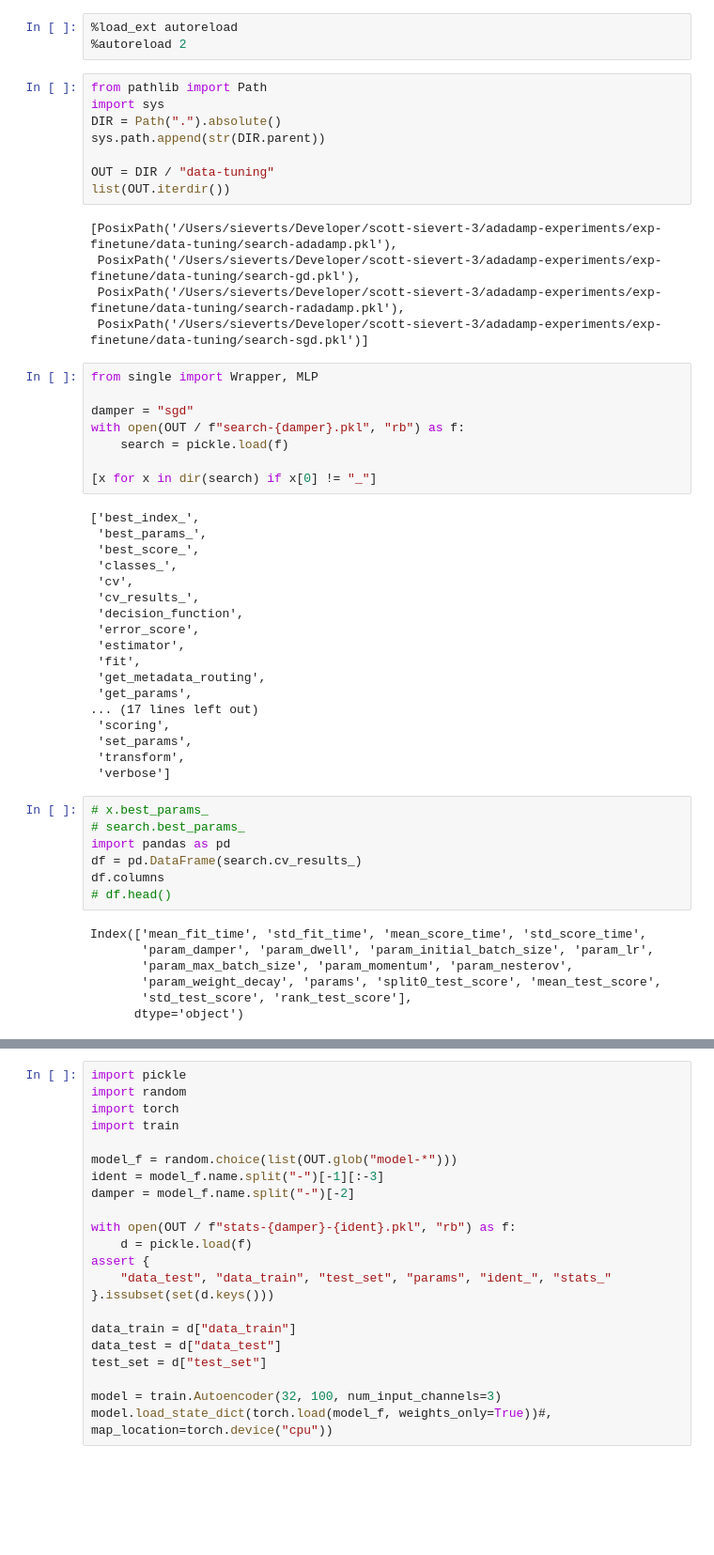
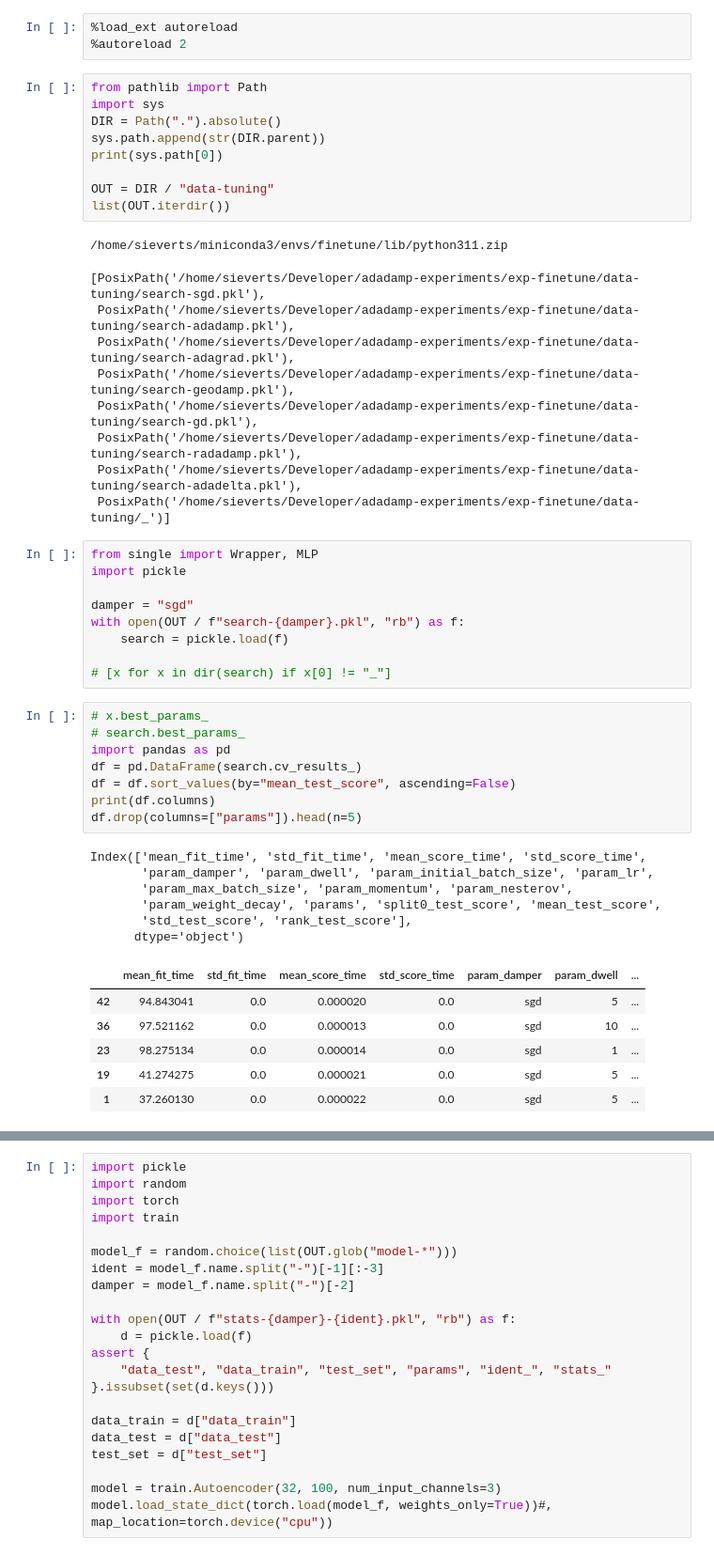
Before and after one commit to stsievert/adadamp-experiments, a Jupyter notebook: exp-finetune/viz-single.ipynb, the cells around one changed output, grey strips where cells are left out. Shown: that part at 94% size. Cells and saved outputs as stored; diff of their text form; blank space fills up the shorter version.

```diff
--- a/exp-finetune/viz-single.ipynb
+++ b/exp-finetune/viz-single.ipynb
@@ -11,54 +11,50 @@ from pathlib import Path
 import sys
 DIR = Path(".").absolute()
 sys.path.append(str(DIR.parent))
+print(sys.path[0])
 
 OUT = DIR / "data-tuning"
 list(OUT.iterdir())
 # %% [output]
-[PosixPath('/Users/sieverts/Developer/scott-sievert-3/adadamp-experiments/exp-finetune/data-tuning/search-adadamp.pkl'),
- PosixPath('/Users/sieverts/Developer/scott-sievert-3/adadamp-experiments/exp-finetune/data-tuning/search-gd.pkl'),
- PosixPath('/Users/sieverts/Developer/scott-sievert-3/adadamp-experiments/exp-finetune/data-tuning/search-radadamp.pkl'),
- PosixPath('/Users/sieverts/Developer/scott-sievert-3/adadamp-experiments/exp-finetune/data-tuning/search-sgd.pkl')]
+/home/sieverts/miniconda3/envs/finetune/lib/python311.zip
+[PosixPath('/home/sieverts/Developer/adadamp-experiments/exp-finetune/data-tuning/search-sgd.pkl'),
+ PosixPath('/home/sieverts/Developer/adadamp-experiments/exp-finetune/data-tuning/search-adadamp.pkl'),
+ PosixPath('/home/sieverts/Developer/adadamp-experiments/exp-finetune/data-tuning/search-adagrad.pkl'),
+ PosixPath('/home/sieverts/Developer/adadamp-experiments/exp-finetune/data-tuning/search-geodamp.pkl'),
+ PosixPath('/home/sieverts/Developer/adadamp-experiments/exp-finetune/data-tuning/search-gd.pkl'),
+ PosixPath('/home/sieverts/Developer/adadamp-experiments/exp-finetune/data-tuning/search-radadamp.pkl'),
+ PosixPath('/home/sieverts/Developer/adadamp-experiments/exp-finetune/data-tuning/search-adadelta.pkl'),
+ PosixPath('/home/sieverts/Developer/adadamp-experiments/exp-finetune/data-tuning/_')]
 # %%
 from single import Wrapper, MLP
+import pickle
 
 damper = "sgd"
 with open(OUT / f"search-{damper}.pkl", "rb") as f:
     search = pickle.load(f)
 
-[x for x in dir(search) if x[0] != "_"]
+# [x for x in dir(search) if x[0] != "_"]
-# %% [output]
-['best_index_',
- 'best_params_',
- 'best_score_',
- 'classes_',
- 'cv',
- 'cv_results_',
- 'decision_function',
- 'error_score',
- 'estimator',
- 'fit',
- 'get_metadata_routing',
- 'get_params',
-... (17 lines left out)
- 'scoring',
- 'set_params',
- 'transform',
- 'verbose']
 # %%
 # x.best_params_
 # search.best_params_
 import pandas as pd
 df = pd.DataFrame(search.cv_results_)
-df.columns
-# df.head()
+df = df.sort_values(by="mean_test_score", ascending=False)
+print(df.columns)
+df.drop(columns=["params"]).head(n=5)
 # %% [output]
 Index(['mean_fit_time', 'std_fit_time', 'mean_score_time', 'std_score_time',
        'param_damper', 'param_dwell', 'param_initial_batch_size', 'param_lr',
        'param_max_batch_size', 'param_momentum', 'param_nesterov',
        'param_weight_decay', 'params', 'split0_test_score', 'mean_test_score',
        'std_test_score', 'rank_test_score'],
       dtype='object')
+|  | mean_fit_time | std_fit_time | mean_score_time | std_score_time | param_damper | param_dwell | ... |
+| 42 | 94.843041 | 0.0 | 0.000020 | 0.0 | sgd | 5 | ... |
+| 36 | 97.521162 | 0.0 | 0.000013 | 0.0 | sgd | 10 | ... |
+| 23 | 98.275134 | 0.0 | 0.000014 | 0.0 | sgd | 1 | ... |
+| 19 | 41.274275 | 0.0 | 0.000021 | 0.0 | sgd | 5 | ... |
+| 1 | 37.260130 | 0.0 | 0.000022 | 0.0 | sgd | 5 | ... |
 # %%
 params = [c for c in df.columns if "param_" in c and ("damper" not in c and "nesterov" not in c)]
 import matplotlib.pyplot as plt
```
Also changed, not shown: parts of 1 cell of this notebook, 3 other files.
